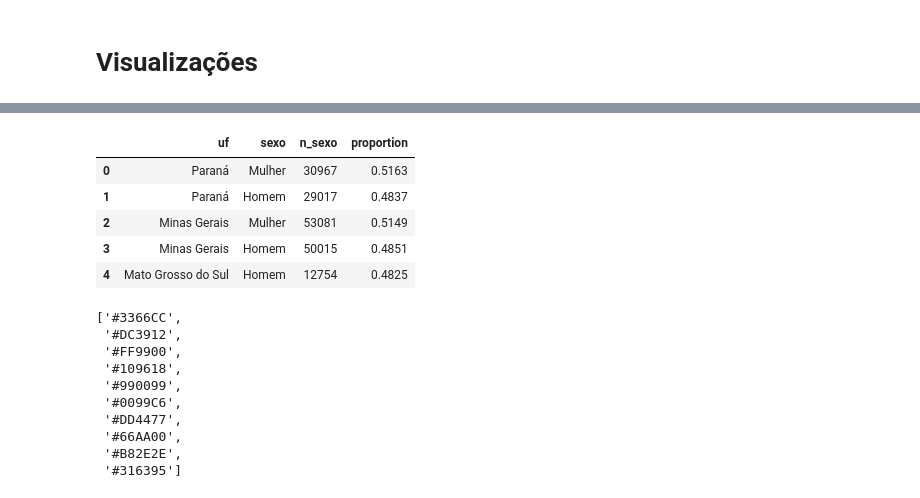
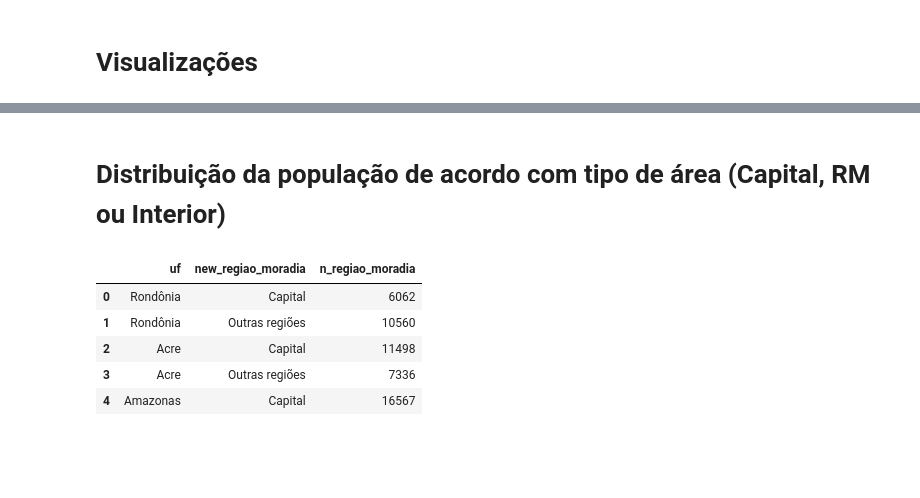
Before and after one commit to jackson-simionato/fase3_pos_tech, a Jupyter notebook: Tech_Challenge_Fase_3/2_create_visualizations.ipynb, the cells around one changed output, grey strips where cells are left out. Saved outputs shown, nothing was run; the diff lists cells and outputs as text; code cells hidden in the pictures; blank space fills up the shorter version.

Commit message:
analise distribuicao regiao moradia

```diff
--- a/Tech_Challenge_Fase_3/2_create_visualizations.ipynb
+++ b/Tech_Challenge_Fase_3/2_create_visualizations.ipynb
@@ -2,6 +2,8 @@
 from google.cloud import bigquery
 import plotly.express as px
 import plotly
+from plotly.subplots import make_subplots
+import plotly.graph_objects as go
 
 dict_uf = {"11":"Rondônia",
            "12":"Acre",
@@ -32,6 +34,10 @@ dict_uf = {"11":"Rondônia",
            "53":"Distrito Federal"}
 
 dict_sexo = {'1': 'Homem', '2':'Mulher'}
+
+dict_tipo_moradia = {'1':'Urbana','2':'Rural'}
+
+dict_regiao_moradia = {'1':'Capital', '2':'Região Metropolitana', '4':'Outras regiões'}
 # %% [markdown]
 # Conexão com Big Query
 # %%
@@ -82,25 +142,37 @@ dtype: object
+# %% [markdown]
+# Distribuição da população de acordo com tipo de área (Capital, RM ou Interior)
+# %%
+query_sql =f'''SELECT uf,
+            (CASE
+                  WHEN regiao_moradia = 1 THEN 1
+                  WHEN regiao_moradia = 2 THEN 2
+                  WHEN regiao_moradia = 3 THEN 2
+                  WHEN regiao_moradia = 4 THEN 4
+            END) as new_regiao_moradia,
+            COUNT(CASE
+                  WHEN regiao_moradia = 1 THEN 1
+                  WHEN regiao_moradia = 2 THEN 2
+                  WHEN regiao_moradia = 3 THEN 2
+                  WHEN regiao_moradia = 4 THEN 4
+            END) as n_regiao_moradia
+
+            FROM `{dataset_id}.{table_id}`
+
+            GROUP BY uf, new_regiao_moradia
+            ORDER BY uf, new_regiao_moradia
+            '''
+
+query_job = client.query(query_sql)
+df_results = query_job.to_dataframe()
 # %%
 df_results['uf'] = df_results['uf'].astype(str).replace(dict_uf)
-df_results['sexo'] = df_results['sexo'].astype(str).replace(dict_sexo)
+df_results['new_regiao_moradia'] = df_results['new_regiao_moradia'].astype(str).replace(dict_regiao_moradia)
 df_results.head()
 # %% [output]
-|  | uf | sexo | n_sexo | proportion |
-| 0 | Paraná | Mulher | 30967 | 0.5163 |
-| 1 | Paraná | Homem | 29017 | 0.4837 |
-| 2 | Minas Gerais | Mulher | 53081 | 0.5149 |
-| 3 | Minas Gerais | Homem | 50015 | 0.4851 |
-| 4 | Mato Grosso do Sul | Homem | 12754 | 0.4825 |
+|  | uf | new_regiao_moradia | n_regiao_moradia |
+| 0 | Rondônia | Capital | 6062 |
+| 1 | Rondônia | Outras regiões | 10560 |
+| 2 | Acre | Capital | 11498 |
+| 3 | Acre | Outras regiões | 7336 |
+| 4 | Amazonas | Capital | 16567 |
-# %%
-px.colors.qualitative.G10
-# %% [output]
-['#3366CC',
- '#DC3912',
- '#FF9900',
- '#109618',
- '#990099',
- '#0099C6',
- '#DD4477',
- '#66AA00',
- '#B82E2E',
- '#316395']
 # %%
```
Also changed, not shown: parts of 7 cells of this notebook, 1 other file.
